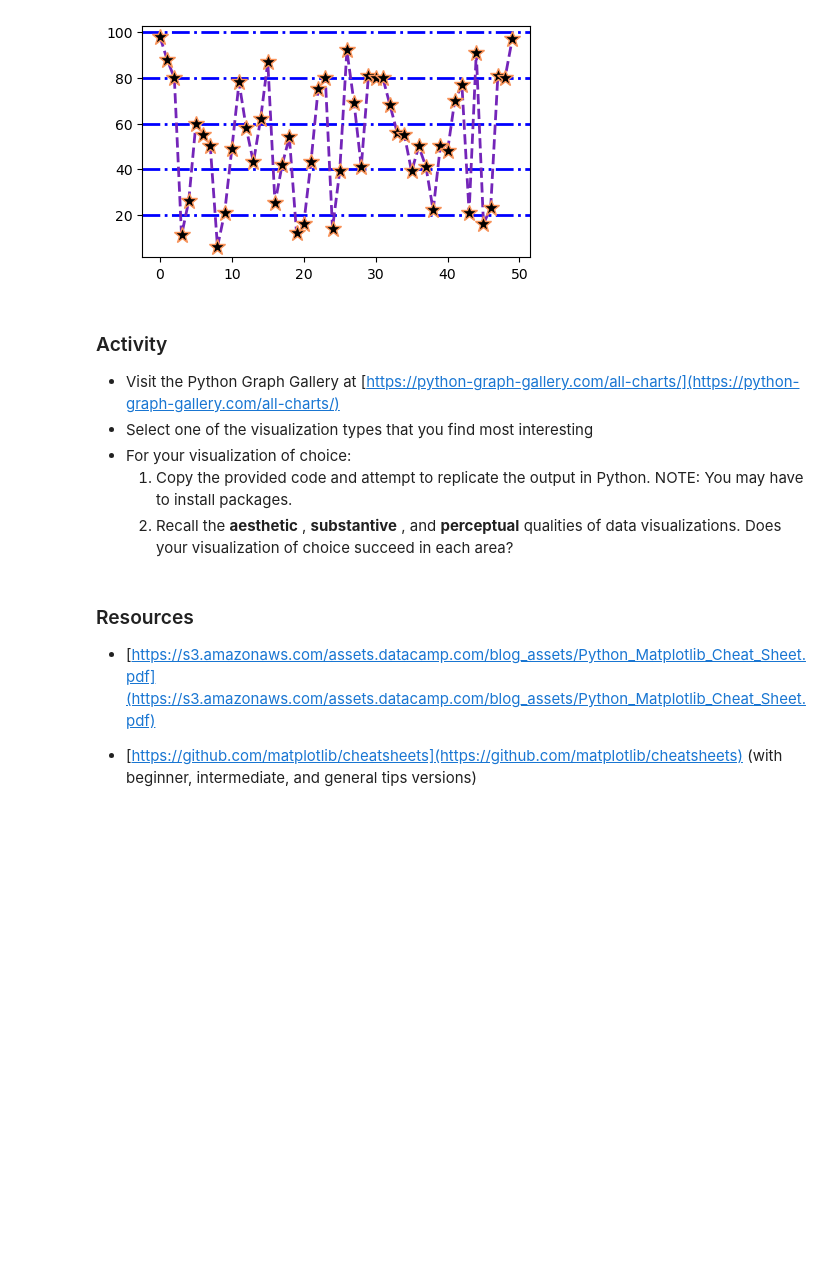
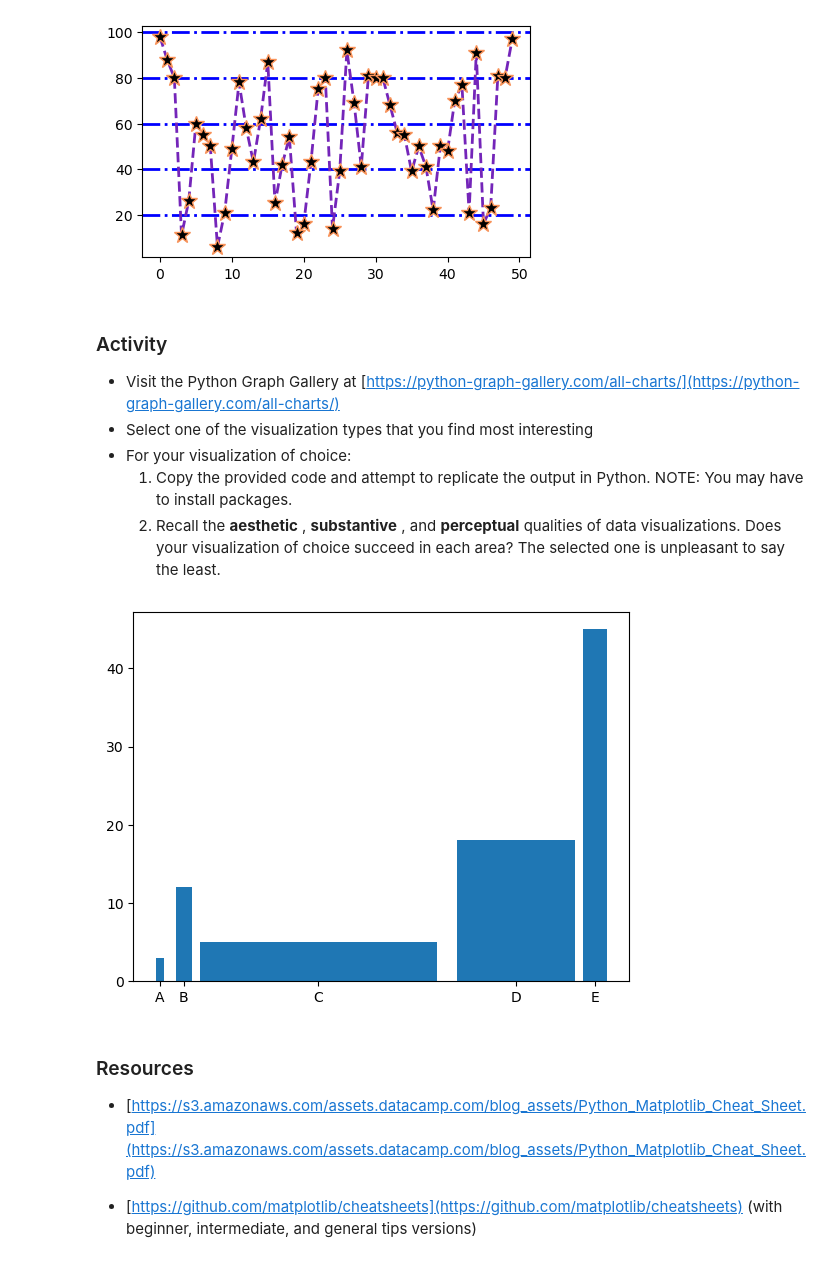
Before and after one commit to eceyucer/visualization, a Jupyter notebook: 02_activities/assignments/participation/lecture_one_04.22.ipynb, the cells around one changed output. Saved outputs shown, nothing was run; the diff lists cells and outputs as text; code cells hidden in the pictures; blank space fills up the shorter version.

```diff
--- a/02_activities/assignments/participation/lecture_one_04.22.ipynb
+++ b/02_activities/assignments/participation/lecture_one_04.22.ipynb
@@ -155,6 +169,19 @@ fig.show()
 - For your visualization of choice:
     1. Copy the provided code and attempt to replicate the output in Python.  NOTE:  You may have to install packages.
     2. Recall the  **aesthetic** ,  **substantive** , and **perceptual** qualities of data visualizations. Does your visualization of choice succeed in each area?
+        The selected one is unpleasant to say the least.
+# %%
+height = [3, 12, 5, 18, 45]
+bars = ('A', 'B', 'C', 'D', 'E')
+
+width = [0.1,0.2,3,1.5,0.3]
+x_pos = [0,0.3,2,4.5,5.5]
+
+plt.bar(x_pos, height, width=width)
+plt.xticks(x_pos, bars)
+plt.show()
+# %% [output]
+[figure, added]
 # %% [markdown]
 ### Resources
 
```
Also changed, not shown: parts of 15 cells of this notebook.
